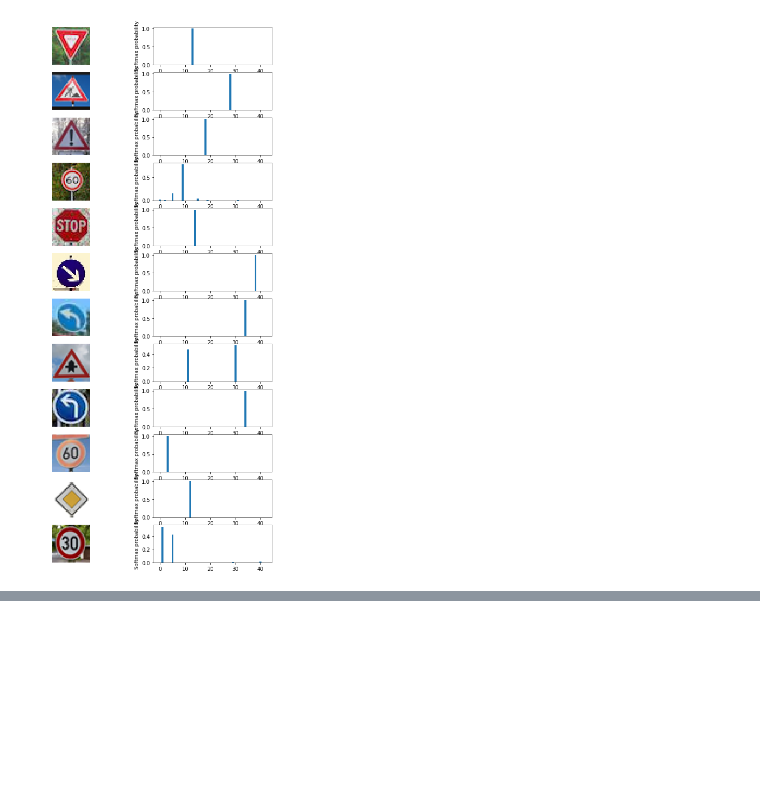
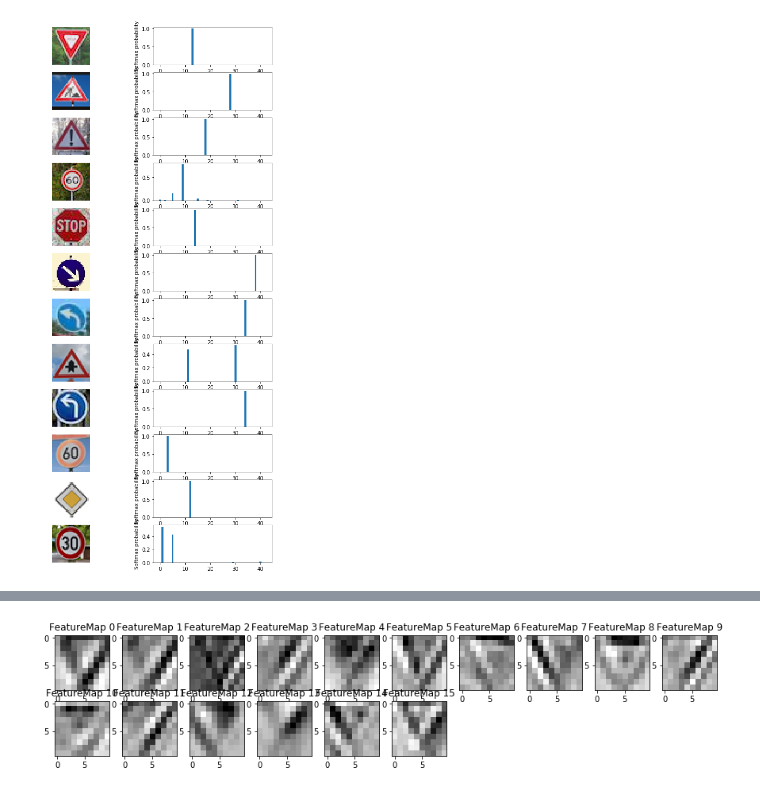
Before and after one commit to shank16/CarND-Traffic-Sign-Classifier-Project, a Jupyter notebook: Untitled.ipynb, the cells around one changed output, grey strips where cells are left out. Cells and saved outputs as stored; diff of their text form; code cells hidden in the pictures; blank space fills up the shorter version.

```diff
--- a/Untitled.ipynb
+++ b/Untitled.ipynb
@@ -743,0 +742,8 @@ Caused by op 'save/Assign_23', defined at:
+# %%
+with tf.Session() as sess:
+    saver.restore(sess, tf.train.latest_checkpoint('.'))
+    conv2 = sess.graph.get_tensor_by_name('convolution2:0')
+    outputFeatureMap(X_final_graph,conv2, activation_min=-1, activation_max=-1, plt_num=1)
+plt.savefig('convolution second layer')
+# %% [output]
+[figure, added]
```
Also changed, not shown: parts of 2 cells of this notebook, 2 other files.
